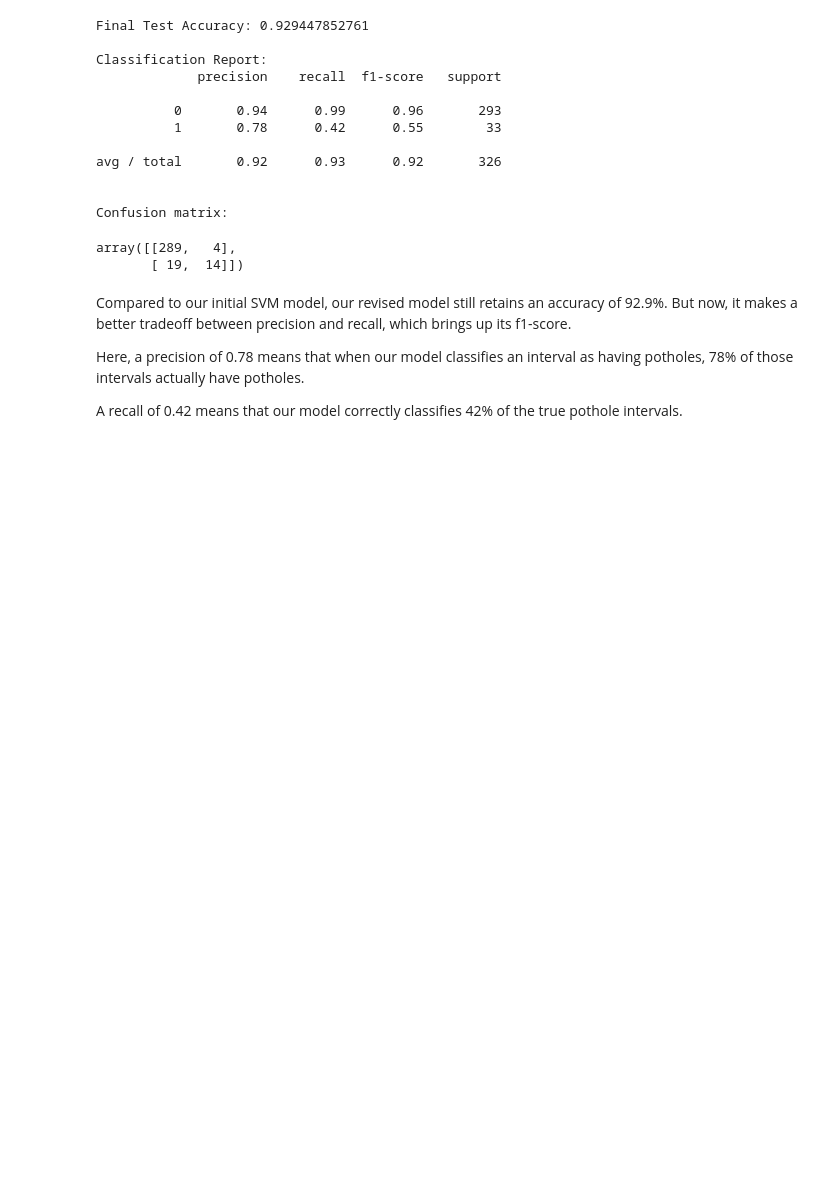
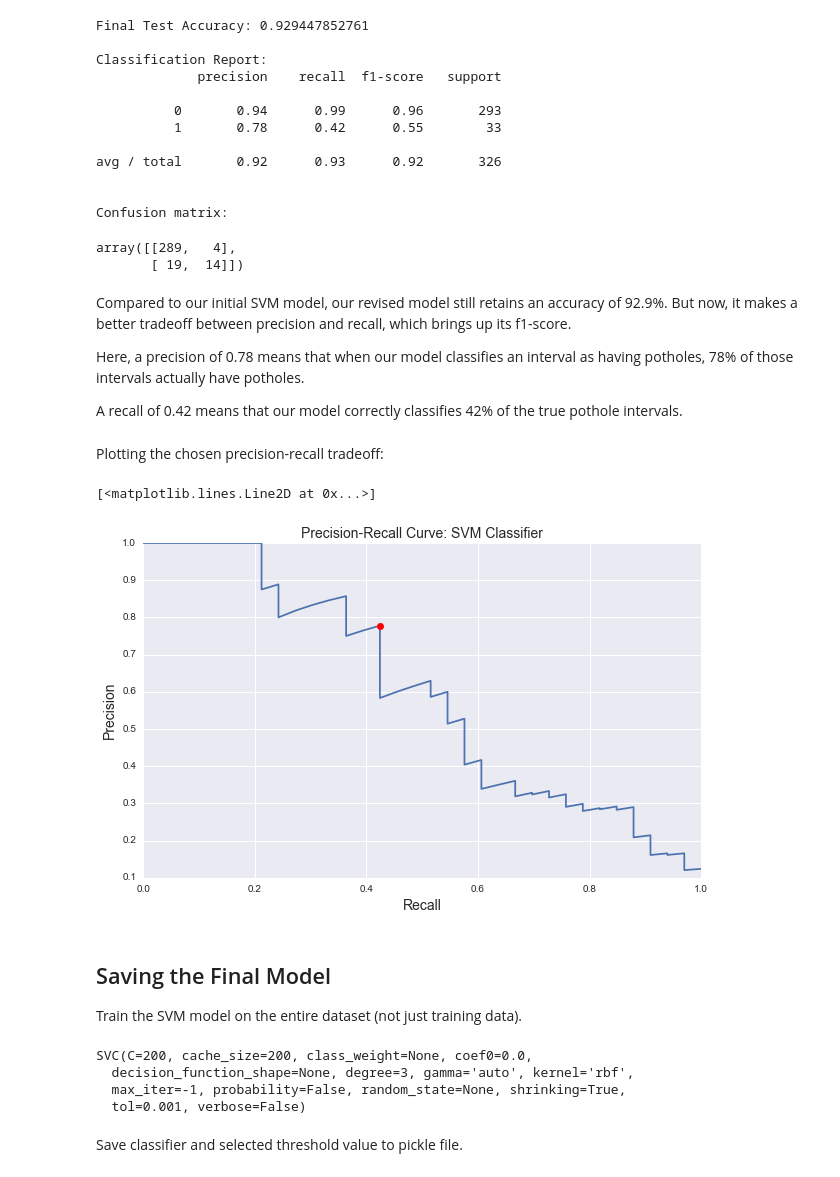
Before and after one commit to shouvikmani/Intelligent-Pothole-Detection, a Jupyter notebook: classification_potholes.ipynb, the cells around one changed output. Saved outputs shown, nothing was run; the diff lists cells and outputs as text; code cells hidden in the pictures; blank space fills up the shorter version.

```diff
--- a/classification_potholes.ipynb
+++ b/classification_potholes.ipynb
@@ -435,3 +435,31 @@ Compared to our initial SVM model, our revised model still retains an accuracy o
 Here, a precision of 0.78 means that when our model classifies an interval as having potholes, 78% of those intervals actually have potholes.
 
 A recall of 0.42 means that our model correctly classifies 42% of the true pothole intervals.
+# %% [markdown]
+Plotting the chosen precision-recall tradeoff:
+# %%
+plt.figure(figsize=(10,6))
+plt.plot(recall, precision)
+plt.xlabel('Recall', fontsize=14)
+plt.ylabel('Precision', fontsize=14)
+plt.title('Precision-Recall Curve: SVM Classifier', fontsize=14)
+plt.plot([recall[selectedTradeoffIndex]], [precision[selectedTradeoffIndex]],
+         'o', color='red')
+# %% [output]
+[<matplotlib.lines.Line2D at 0x...>]
+[figure, added]
+# %% [markdown]
+## Saving the Final Model
+
+Train the SVM model on the entire dataset (not just training data).
+# %%
+clf = SVC(C=200)
+clf.fit(X, y)
+clf
+# %% [output]
+SVC(C=200, cache_size=200, class_weight=None, coef0=0.0,
+  decision_function_shape=None, degree=3, gamma='auto', kernel='rbf',
+  max_iter=-1, probability=False, random_state=None, shrinking=True,
+  tol=0.001, verbose=False)
+# %% [markdown]
+Save classifier and selected threshold value to pickle file.
```
Also changed, not shown: parts of 1 cell of this notebook, 1 other file.
